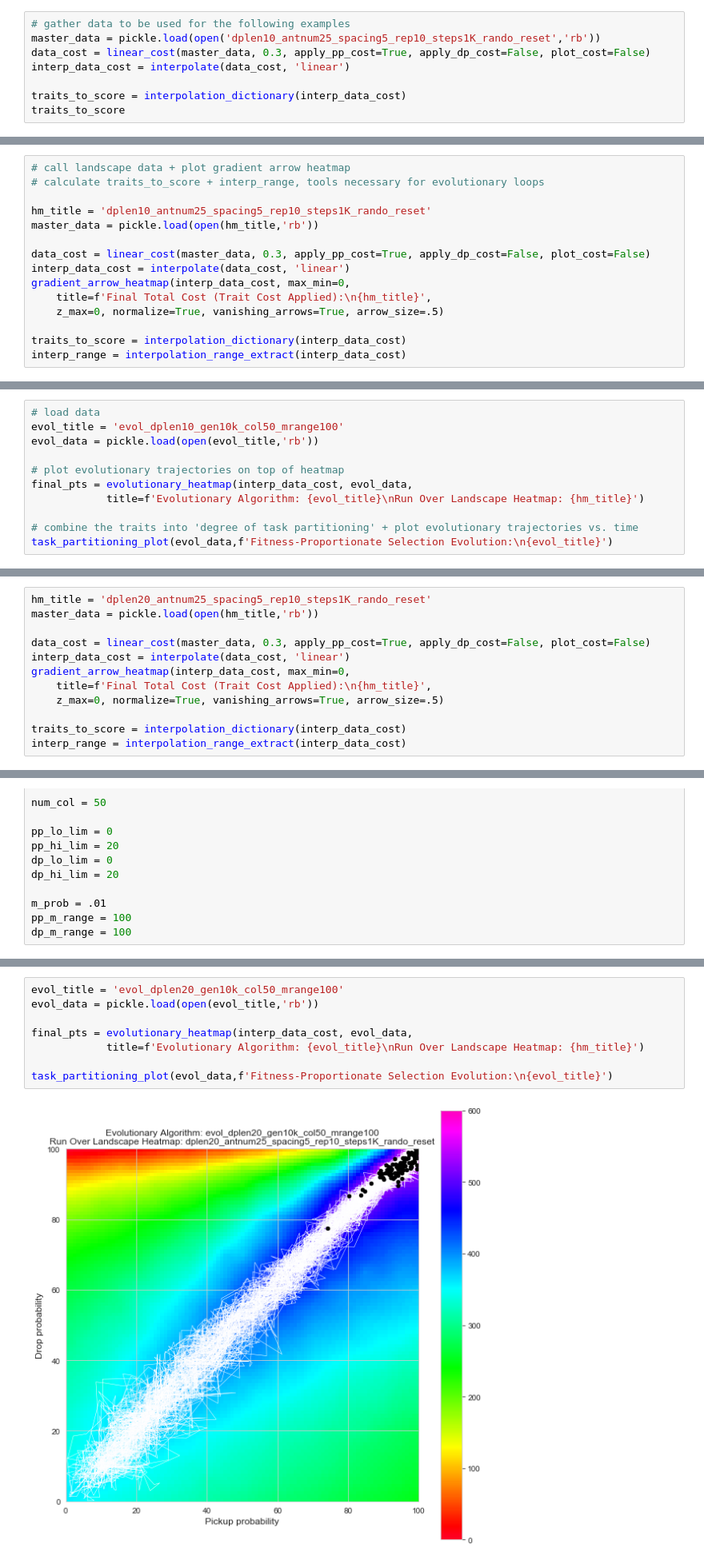
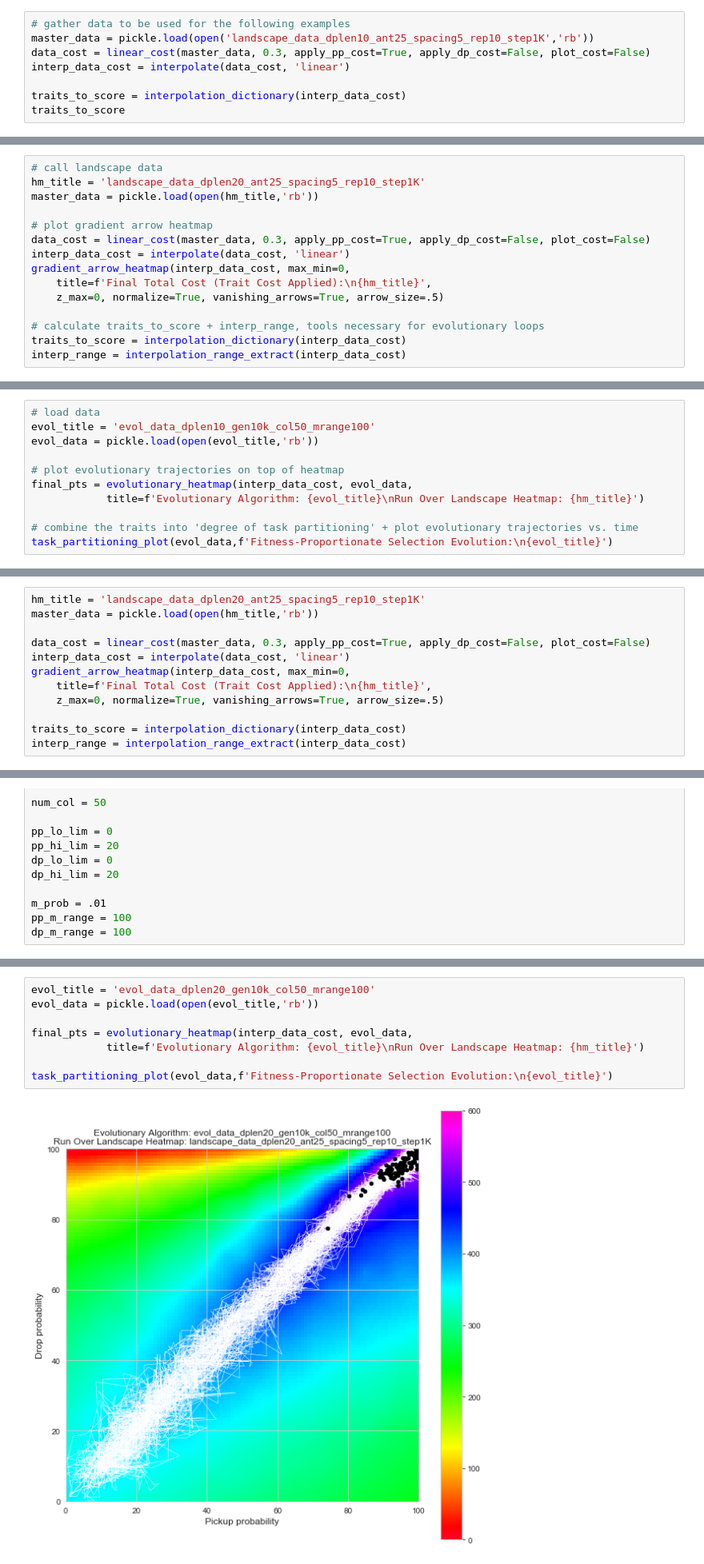
Before and after one commit to pgovoni21/ants-task-partitioning-ABM, a Jupyter notebook: evolution.ipynb, the cells around one changed output, grey strips where cells are left out. Shown at 80% size. Saved outputs shown, nothing was run; the diff lists cells and outputs as text.

```diff
--- a/evolution.ipynb
+++ b/evolution.ipynb
@@ -196,7 +196,7 @@ def interpolation_dictionary(interpolated_data):
     return traits_to_score
 # %%
 # gather data to be used for the following examples
-master_data = pickle.load(open('dplen10_antnum25_spacing5_rep10_steps1K_rando_reset','rb'))
+master_data = pickle.load(open('landscape_data_dplen10_ant25_spacing5_rep10_step1K','rb'))
 data_cost = linear_cost(master_data, 0.3, apply_pp_cost=True, apply_dp_cost=False, plot_cost=False)
 interp_data_cost = interpolate(data_cost, 'linear')
 
@@ -743,18 +743,18 @@ def task_partitioning_plot(overall_evol_log,title):
 # %% [markdown]
 # Evolutionary Run : Drop Length = 10
 # %%
-# call landscape data + plot gradient arrow heatmap
-# calculate traits_to_score + interp_range, tools necessary for evolutionary loops
-
-hm_title = 'dplen10_antnum25_spacing5_rep10_steps1K_rando_reset'
+# call landscape data
+hm_title = 'landscape_data_dplen20_ant25_spacing5_rep10_step1K'
 master_data = pickle.load(open(hm_title,'rb'))
 
+# plot gradient arrow heatmap
 data_cost = linear_cost(master_data, 0.3, apply_pp_cost=True, apply_dp_cost=False, plot_cost=False)
 interp_data_cost = interpolate(data_cost, 'linear')
 gradient_arrow_heatmap(interp_data_cost, max_min=0,
     title=f'Final Total Cost (Trait Cost Applied):\n{hm_title}',
     z_max=0, normalize=True, vanishing_arrows=True, arrow_size=.5)
 
+# calculate traits_to_score + interp_range, tools necessary for evolutionary loops
 traits_to_score = interpolation_dictionary(interp_data_cost)
 interp_range = interpolation_range_extract(interp_data_cost)
 # %% [output]
@@ -788,7 +788,7 @@ evol_title = 'evol_dplen10_gen10k_col50_mrange100'
 pickle.dump(evol_data,open(evol_title,'wb'))
 # %%
 # load data
-evol_title = 'evol_dplen10_gen10k_col50_mrange100'
+evol_title = 'evol_data_dplen10_gen10k_col50_mrange100'
 evol_data = pickle.load(open(evol_title,'rb'))
 
 # plot evolutionary trajectories on top of heatmap
@@ -803,7 +803,7 @@ task_partitioning_plot(evol_data,f'Fitness-Proportionate Selection Evolution:\n{
 # %% [markdown]
 # Evolutionary Run : Drop Length = 20
 # %%
-hm_title = 'dplen20_antnum25_spacing5_rep10_steps1K_rando_reset'
+hm_title = 'landscape_data_dplen20_ant25_spacing5_rep10_step1K'
 master_data = pickle.load(open(hm_title,'rb'))
 
 data_cost = linear_cost(master_data, 0.3, apply_pp_cost=True, apply_dp_cost=False, plot_cost=False)
@@ -842,11 +842,11 @@ evol_title = 'evol_dplen20_gen10k_col50_mrange100'
 pickle.dump(evol_data,open(evol_title,'wb'))
 # %%
-evol_title = 'evol_dplen20_gen10k_col50_mrange100'
+evol_title = 'evol_data_dplen20_gen10k_col50_mrange100'
 evol_data = pickle.load(open(evol_title,'rb'))
 
 final_pts = evolutionary_heatmap(interp_data_cost, evol_data,
             title=f'Evolutionary Algorithm: {evol_title}\nRun Over Landscape Heatmap: {hm_title}')
 
 task_partitioning_plot(evol_data,f'Fitness-Proportionate Selection Evolution:\n{evol_title}')
 # %% [output]
-[figure, old version]
+[figure, new version]
```
Also changed, not shown: parts of 16 cells of this notebook.
